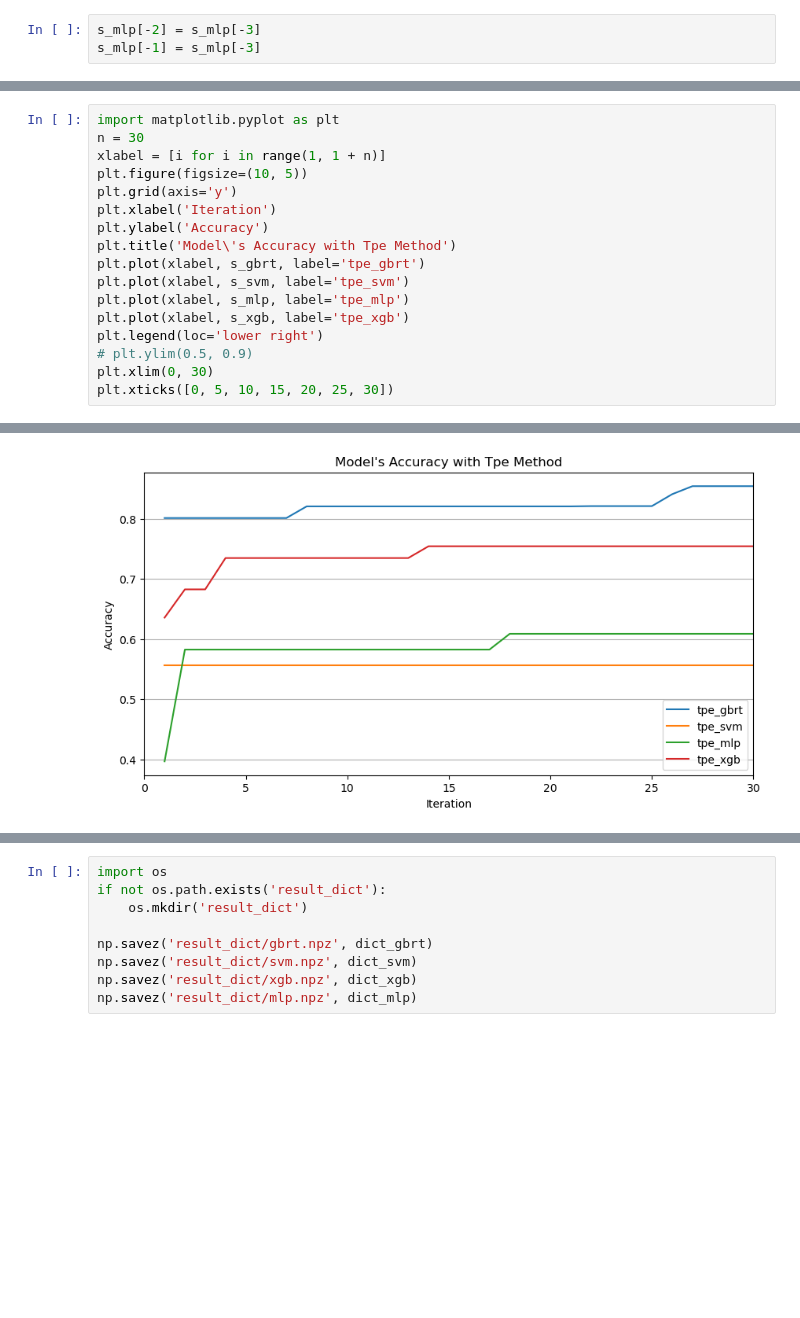
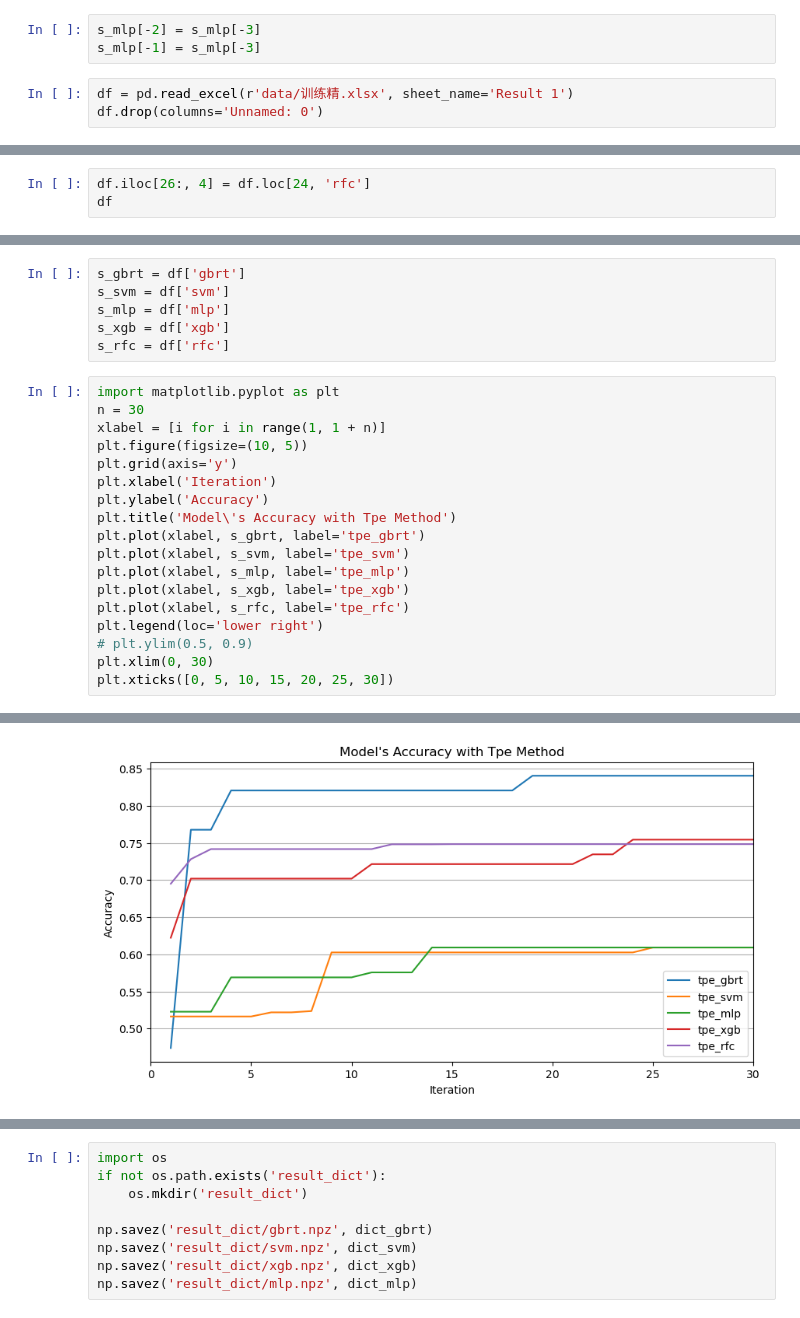
Before and after one commit to space-sphere/Civil-Engineering, a Jupyter notebook: test.ipynb, the cells around one changed output, grey strips where cells are left out. Cells and saved outputs as stored; diff of their text form; blank space fills up the shorter version.

```diff
--- a/test.ipynb
+++ b/test.ipynb
@@ -346,3 +352,6 @@ print(res_xgb)
 # %%
 s_mlp[-2] = s_mlp[-3]
 s_mlp[-1] = s_mlp[-3]
+# %%
+df = pd.read_excel(r'data/训练精.xlsx', sheet_name='Result 1')
+df.drop(columns='Unnamed: 0')
@@ -348,0 +376,3 @@ s_mlp[-1] = s_mlp[-3]
+# %%
+df.iloc[26:, 4] = df.loc[24, 'rfc']
+df
@@ -349,36 +397,43 @@ s_mlp[-1] = s_mlp[-3]
+# %%
+s_gbrt = df['gbrt']
+s_svm = df['svm']
+s_mlp = df['mlp']
+s_xgb = df['xgb']
+s_rfc = df['rfc']
 # %%
 import matplotlib.pyplot as plt
 n = 30
 xlabel = [i for i in range(1, 1 + n)]
 plt.figure(figsize=(10, 5))
 plt.grid(axis='y')
 plt.xlabel('Iteration')
 plt.ylabel('Accuracy')
 plt.title('Model\'s Accuracy with Tpe Method')
 plt.plot(xlabel, s_gbrt, label='tpe_gbrt')
 plt.plot(xlabel, s_svm, label='tpe_svm')
 plt.plot(xlabel, s_mlp, label='tpe_mlp')
 plt.plot(xlabel, s_xgb, label='tpe_xgb')
+plt.plot(xlabel, s_rfc, label='tpe_rfc')
 plt.legend(loc='lower right')
 # plt.ylim(0.5, 0.9)
 plt.xlim(0, 30)
 plt.xticks([0, 5, 10, 15, 20, 25, 30])
 # %% [output]
 ([<matplotlib.axis.XTick at 0x...>,
   <matplotlib.axis.XTick at 0x...>,
   <matplotlib.axis.XTick at 0x...>,
   <matplotlib.axis.XTick at 0x...>,
   <matplotlib.axis.XTick at 0x...>,
   <matplotlib.axis.XTick at 0x...>,
   <matplotlib.axis.XTick at 0x...>],
  [Text(0, 0, ''),
   Text(0, 0, ''),
   Text(0, 0, ''),
   Text(0, 0, ''),
   Text(0, 0, ''),
   Text(0, 0, ''),
   Text(0, 0, '')])
-[figure, old version]
+[figure, new version]
 # %%
 df1 = pd.DataFrame(s_gbrt, columns=['gbrt'])
 df1['mlp'] = s_mlp
```
Also changed, not shown: parts of 26 cells of this notebook, 4 other files.
